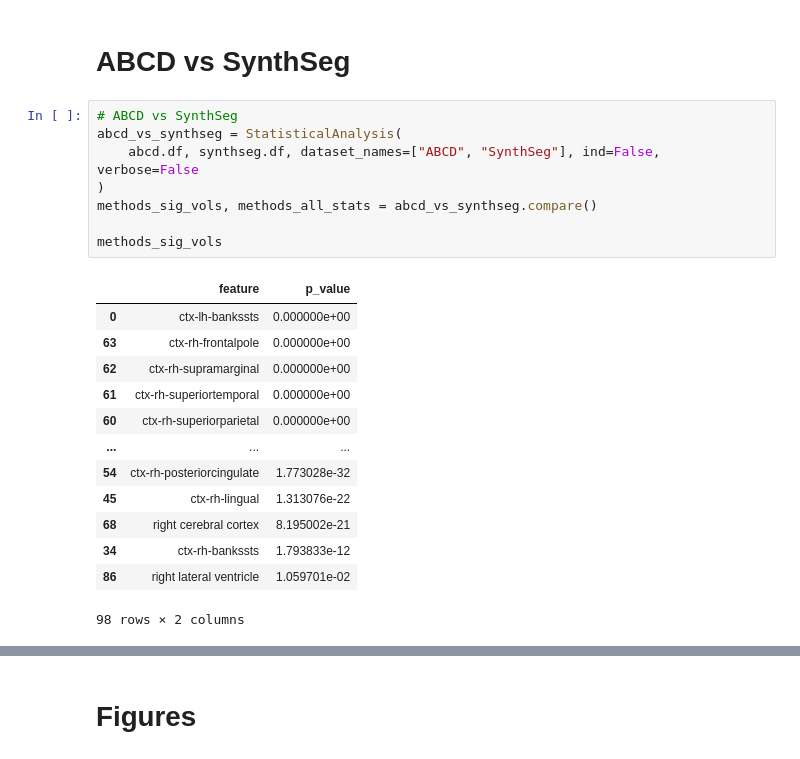
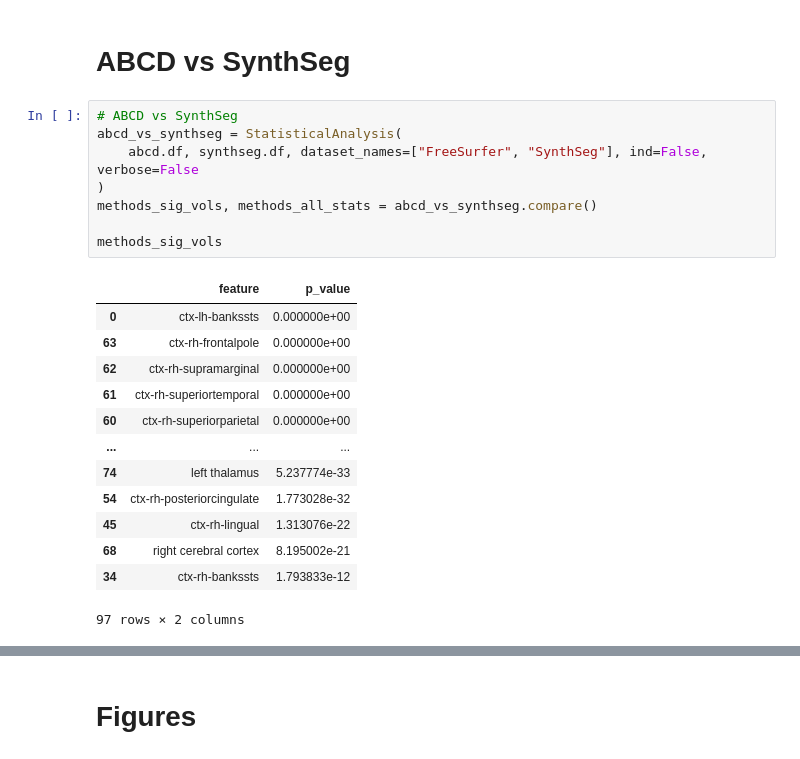
Before and after one commit to margotwagner/SynthSeg, a Jupyter notebook: abcd-code/analysis/mw-SynthSeg-v-FreeSurfer.ipynb, the cells around one changed output, grey strips where cells are left out. Saved outputs shown, nothing was run; the diff lists cells and outputs as text.

```diff
--- a/abcd-code/analysis/mw-SynthSeg-v-FreeSurfer.ipynb
+++ b/abcd-code/analysis/mw-SynthSeg-v-FreeSurfer.ipynb
@@ -300,25 +300,25 @@ experiments.sort_values(by=["manufacturers", "n_sig_regions"])
 # %%
 # ABCD vs SynthSeg
 abcd_vs_synthseg = StatisticalAnalysis(
-    abcd.df, synthseg.df, dataset_names=["ABCD", "SynthSeg"], ind=False, verbose=False
+    abcd.df, synthseg.df, dataset_names=["FreeSurfer", "SynthSeg"], ind=False, verbose=False
 )
 methods_sig_vols, methods_all_stats = abcd_vs_synthseg.compare()
 
 methods_sig_vols
 # %% [output]
 |  | feature | p_value |
 | 0 | ctx-lh-bankssts | 0.000000e+00 |
 | 63 | ctx-rh-frontalpole | 0.000000e+00 |
 | 62 | ctx-rh-supramarginal | 0.000000e+00 |
 | 61 | ctx-rh-superiortemporal | 0.000000e+00 |
 | 60 | ctx-rh-superiorparietal | 0.000000e+00 |
 | ... | ... | ... |
+| 74 | left thalamus | 5.237774e-33 |
 | 54 | ctx-rh-posteriorcingulate | 1.773028e-32 |
 | 45 | ctx-rh-lingual | 1.313076e-22 |
 | 68 | right cerebral cortex | 8.195002e-21 |
 | 34 | ctx-rh-bankssts | 1.793833e-12 |
-| 86 | right lateral ventricle | 1.059701e-02 |
-98 rows × 2 columns
+97 rows × 2 columns
 # %%
 # plot some of the statistically significant features
 i = 0
```
Also changed, not shown: parts of 13 cells of this notebook, 14 other files.
